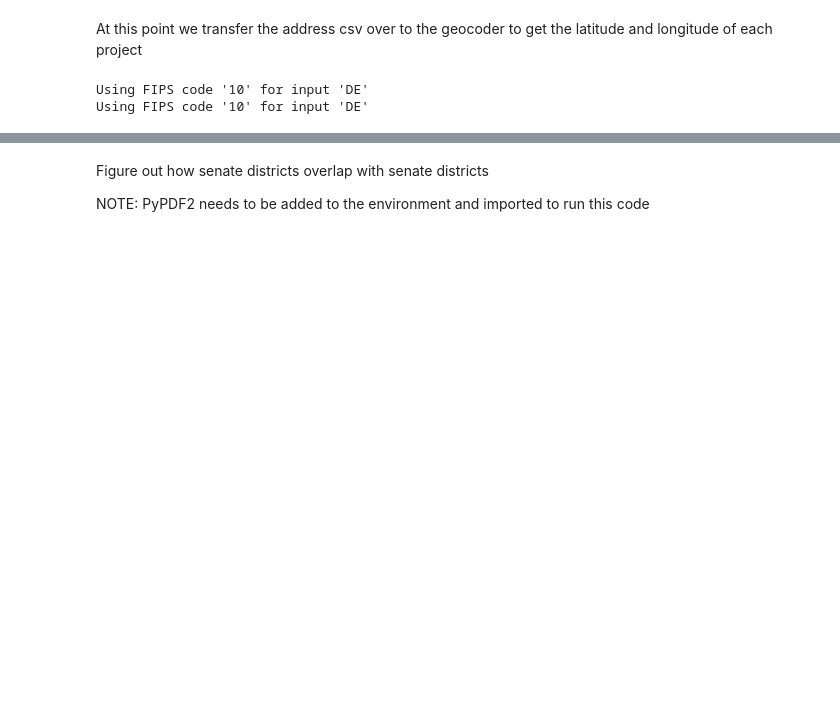
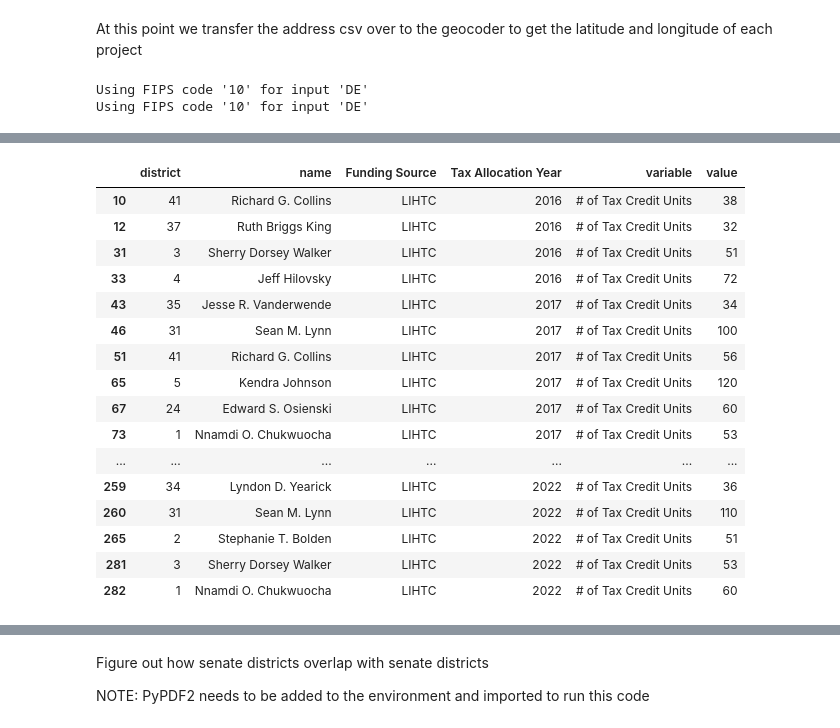
Before and after one commit to de-data-lab/delaware-energy, a Jupyter notebook: extract_data_reps.ipynb, the cells around one changed output, grey strips where cells are left out. Cells and saved outputs as stored; diff of their text form; code cells hidden in the pictures; blank space fills up the shorter version.

```diff
--- a/extract_data_reps.ipynb
+++ b/extract_data_reps.ipynb
@@ -374,2 +499,22 @@ aggregated_data
+# %%
+long_data[(long_data["variable"]=="# of Tax Credit Units") & (long_data["value"]!=0)]
+# %% [output]
+|  | district | name | Funding Source | Tax Allocation Year | variable | value |
+| 10 | 41 | Richard G. Collins | LIHTC | 2016 | # of Tax Credit Units | 38 |
+| 12 | 37 | Ruth Briggs King | LIHTC | 2016 | # of Tax Credit Units | 32 |
+| 31 | 3 | Sherry Dorsey Walker | LIHTC | 2016 | # of Tax Credit Units | 51 |
+| 33 | 4 | Jeff Hilovsky | LIHTC | 2016 | # of Tax Credit Units | 72 |
+| 43 | 35 | Jesse R. Vanderwende | LIHTC | 2017 | # of Tax Credit Units | 34 |
+| 46 | 31 | Sean M. Lynn | LIHTC | 2017 | # of Tax Credit Units | 100 |
+| 51 | 41 | Richard G. Collins | LIHTC | 2017 | # of Tax Credit Units | 56 |
+| 65 | 5 | Kendra Johnson | LIHTC | 2017 | # of Tax Credit Units | 120 |
+| 67 | 24 | Edward S. Osienski | LIHTC | 2017 | # of Tax Credit Units | 60 |
+| 73 | 1 | Nnamdi O. Chukwuocha | LIHTC | 2017 | # of Tax Credit Units | 53 |
+| ... | ... | ... | ... | ... | ... | ... |
+| 259 | 34 | Lyndon D. Yearick | LIHTC | 2022 | # of Tax Credit Units | 36 |
+| 260 | 31 | Sean M. Lynn | LIHTC | 2022 | # of Tax Credit Units | 110 |
+| 265 | 2 | Stephanie T. Bolden | LIHTC | 2022 | # of Tax Credit Units | 51 |
+| 281 | 3 | Sherry Dorsey Walker | LIHTC | 2022 | # of Tax Credit Units | 53 |
+| 282 | 1 | Nnamdi O. Chukwuocha | LIHTC | 2022 | # of Tax Credit Units | 60 |
 # %%
 # Melt the wide form data into long form data, grouping by district, representative name, funding source, and year
```
Also changed, not shown: parts of 60 cells of this notebook.
